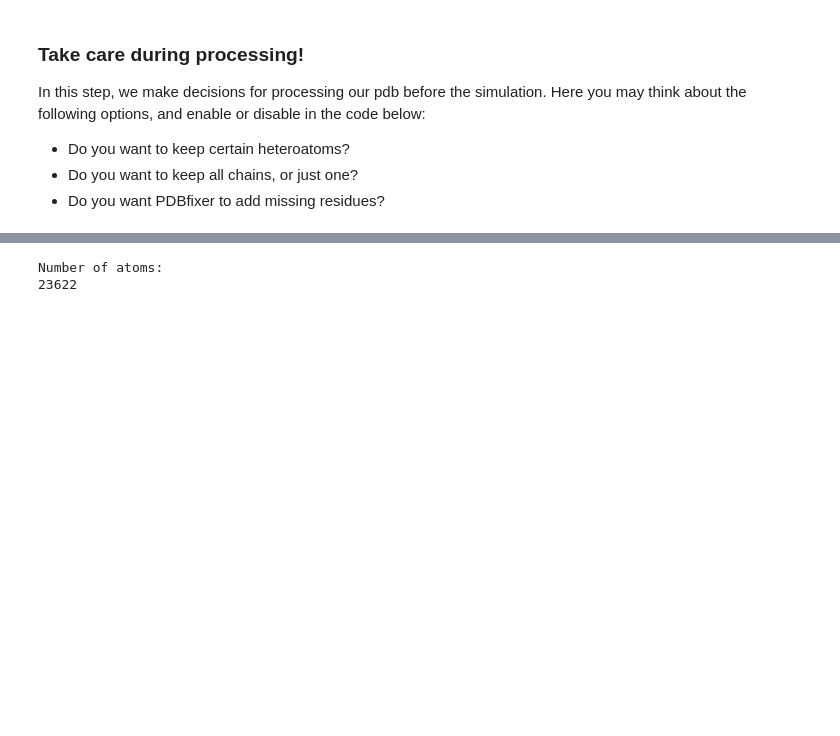
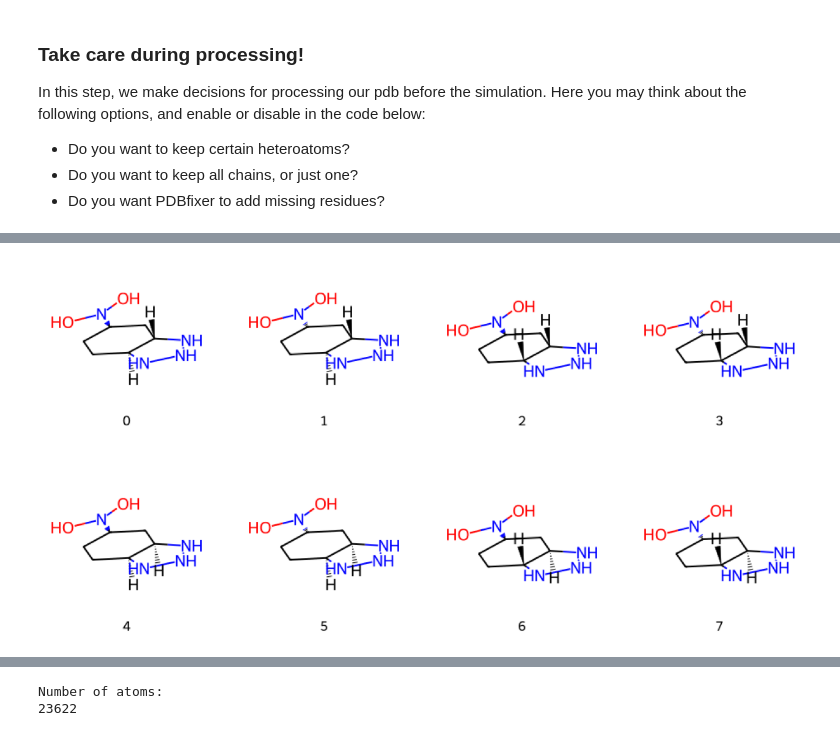
Before and after one commit to degrado-lab/easyMD, a Jupyter notebook: prep_and_run.ipynb, the cells around one changed output, grey strips where cells are left out. Cells and saved outputs as stored; diff of their text form; code cells hidden in the pictures; blank space fills up the shorter version.

```diff
--- a/prep_and_run.ipynb
+++ b/prep_and_run.ipynb
@@ -211,0 +259,36 @@ NGLWidget()
+# %%
+from rdkit import Chem
+from rdkit.Chem import Draw
+
+# Load the molecule from the SDF file
+sdf_file = str(ligand_path) # Replace with your SDF file path
+rdkit_mol = Chem.MolFromMolFile(sdf_file, removeHs=False)
+
+# Enumerate all possible stereoisomers
+isomers = list(Chem.EnumerateStereoisomers.EnumerateStereoisomers(rdkit_mol))
+
+# Convert each isomer to an OpenFF Molecule object
+openff_molecules = [Molecule.from_rdkit(isomer) for isomer in isomers]
+
+type(openff_molecules[0].visualize(backend='rdkit'))
+# If you just want to keep one of them (e.g., the first one), you can select it:
+# ligand_openff_mol = openff_molecules[0]
+
+# # Draw each isomer with its index
+mol_images = []
+for i, isomer in enumerate(isomers):
+    img = Draw.MolToImage(isomer, size=(200, 200), legend=str(i), kekulize=True)
+    mol_images.append(img)
+
+#display images in a grid:
+n = len(openff_molecules)
+cols = 4
+rows = (n + cols - 1) // cols  # Ensure enough rows to display all images
+
+plt.figure(figsize=(cols * 4, rows * 4))
+for i, img in enumerate(mol_images):
+    plt.subplot(rows, cols, i + 1)
+    plt.imshow(img)
+    plt.axis('off')
+# %% [output]
+[figure, added]
```
Also changed, not shown: parts of 10 cells of this notebook.
